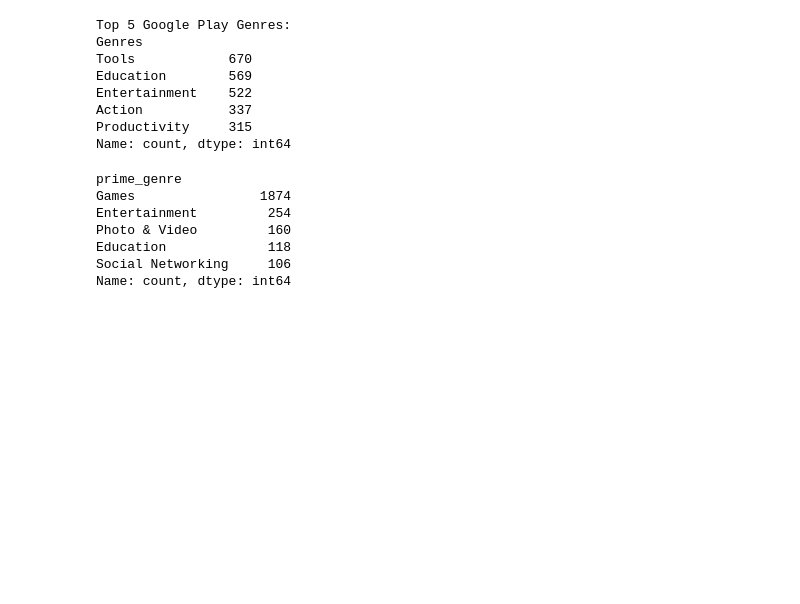
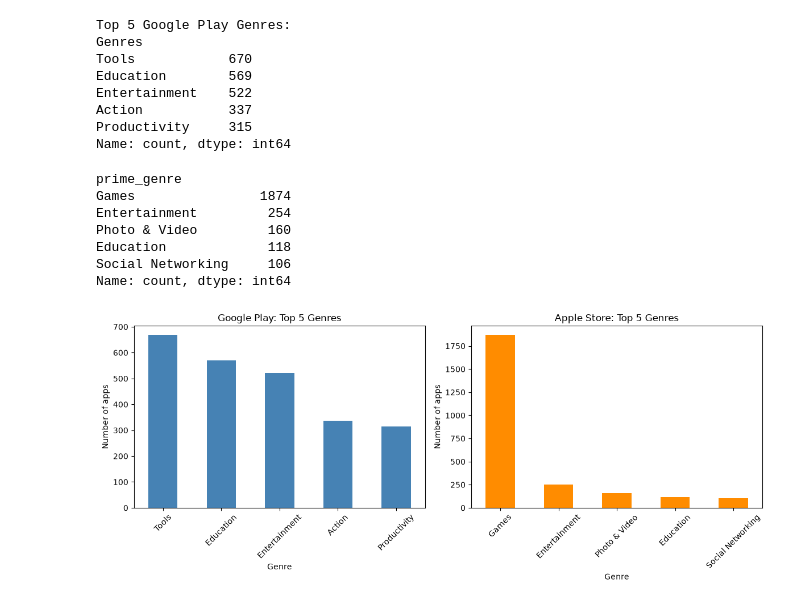
Before and after one commit to Adris3/profitable_app_profile_analysis, a Jupyter notebook: common_apps_by_genre.ipynb, the cells around one changed output. Cells and saved outputs as stored; diff of their text form; code cells hidden in the pictures; blank space fills up the shorter version.

Commit message:
Created a chart. Attempting to save that chart into a file. However the chart is blank

```diff
--- a/common_apps_by_genre.ipynb
+++ b/common_apps_by_genre.ipynb
@@ -88,3 +89,39 @@ Photo & Video         160
 Education             118
 Social Networking     106
 Name: count, dtype: int64
+# %%
+import matplotlib.pyplot as plt
+
+# Count Google Play apps by genre (some rows list multiple genres)
+gplay_top5 = (
+    gplay_data["Genres"]
+    .str.split(";")
+    .explode()
+    .value_counts()
+    .head(5)
+)
+
+# Count Apple apps by genre
+apple_top5 = ios_data["prime_genre"].value_counts().head(5)
+
+# Plot them side by side
+fig, axes = plt.subplots(1, 2, figsize=(12, 5))
+
+gplay_top5.plot(kind="bar", ax=axes[0], color="steelblue")
+axes[0].set_title("Google Play: Top 5 Genres")
+axes[0].set_xlabel("Genre")
+axes[0].set_ylabel("Number of apps")
+axes[0].tick_params(axis="x", rotation=45)
+
+apple_top5.plot(kind="bar", ax=axes[1], color="darkorange")
+axes[1].set_title("Apple Store: Top 5 Genres")
+axes[1].set_xlabel("Genre")
+axes[1].set_ylabel("Number of apps")
+axes[1].tick_params(axis="x", rotation=45)
+
+plt.tight_layout()
+plt.show()
+plt.savefig("charts/top_5_genres.png", dpi = 300)
+plt.close()
+# %% [output]
+[figure, added]
```
Also changed, not shown: parts of 1 cell of this notebook, 1 other file.
